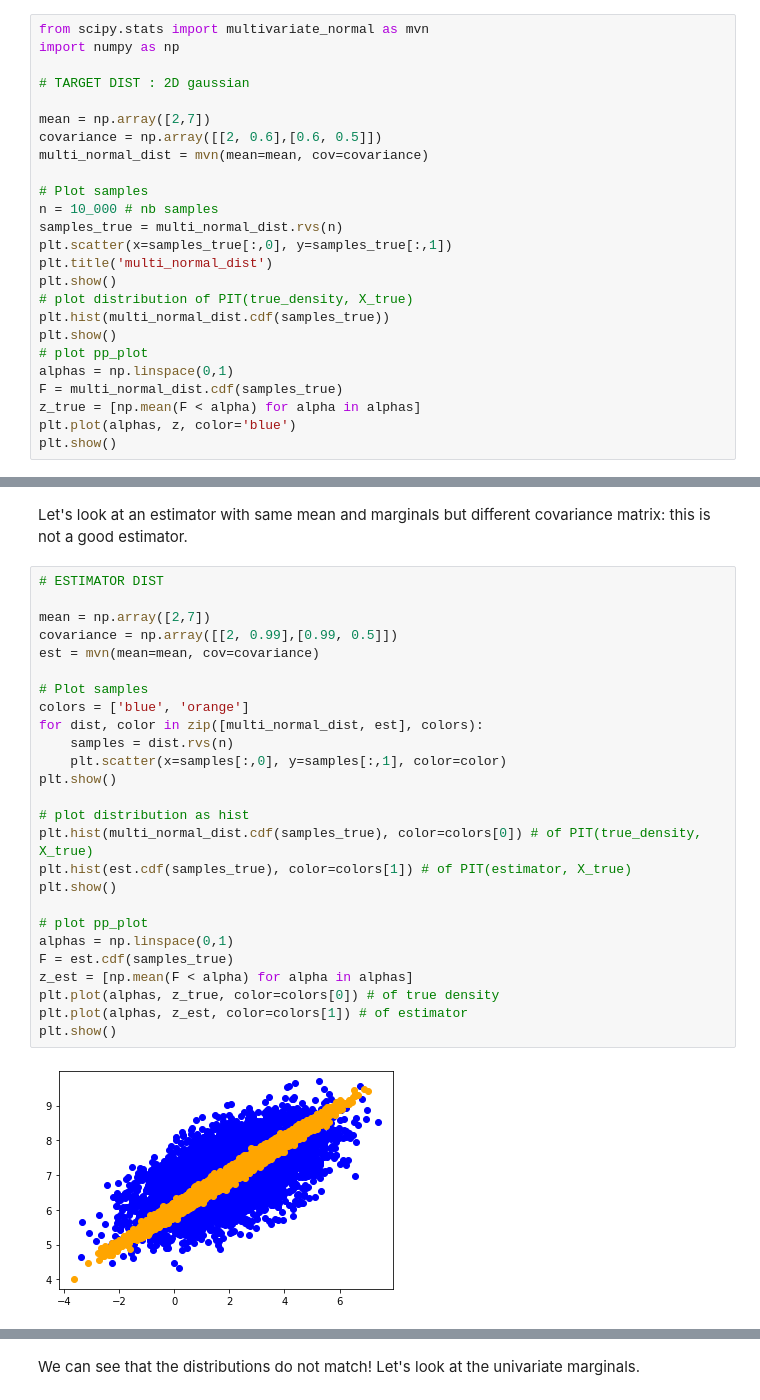
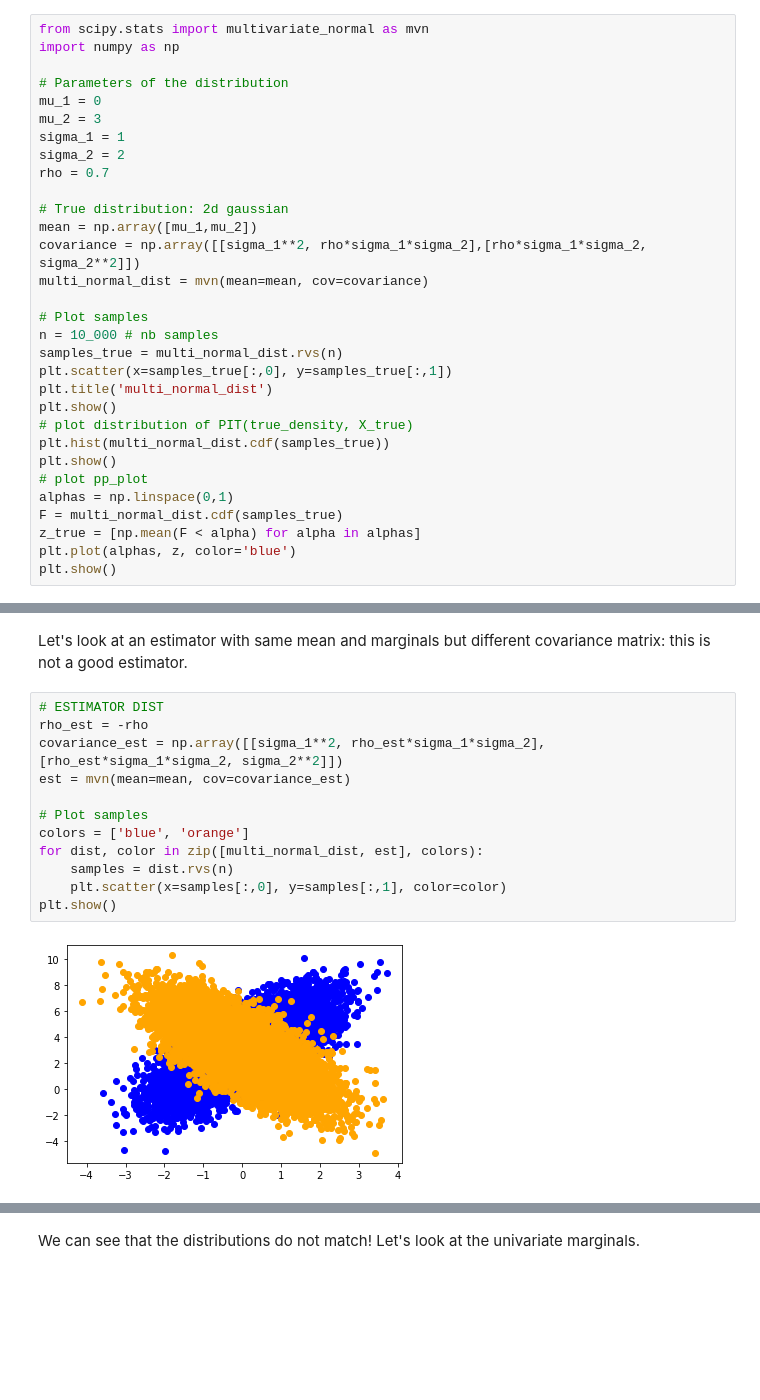
Before and after one commit to JuliaLinhart/valDiags_flows, a Jupyter notebook: PIT_for_Flows.ipynb, the cells around one changed output, grey strips where cells are left out. Drawn from its saved outputs; the diff is of its cells as text; blank space fills up the shorter version.

```diff
--- a/PIT_for_Flows.ipynb
+++ b/PIT_for_Flows.ipynb
@@ -153,10 +156,16 @@ Let's show that $F_X(X)$ is not generally uniformly distributed in the multivari
 from scipy.stats import multivariate_normal as mvn
 import numpy as np
 
-# TARGET DIST : 2D gaussian
+# Parameters of the distribution
+mu_1 = 0
+mu_2 = 3
+sigma_1 = 1
+sigma_2 = 2
+rho = 0.7
 
-mean = np.array([2,7])
-covariance = np.array([[2, 0.6],[0.6, 0.5]])
+# True distribution: 2d gaussian
+mean = np.array([mu_1,mu_2])
+covariance = np.array([[sigma_1**2, rho*sigma_1*sigma_2],[rho*sigma_1*sigma_2, sigma_2**2]])
 multi_normal_dist = mvn(mean=mean, cov=covariance)
 
 # Plot samples
@@ -199,29 +212,15 @@ plt.show()
 Let's look at an estimator with same mean and marginals but different covariance matrix: this is not a good estimator.
 # %%
 # ESTIMATOR DIST
-
-mean = np.array([2,7])
-covariance = np.array([[2, 0.99],[0.99, 0.5]])
-est = mvn(mean=mean, cov=covariance)
+rho_est = -rho
+covariance_est = np.array([[sigma_1**2, rho_est*sigma_1*sigma_2],[rho_est*sigma_1*sigma_2, sigma_2**2]])
+est = mvn(mean=mean, cov=covariance_est)
 
 # Plot samples
 colors = ['blue', 'orange']
 for dist, color in zip([multi_normal_dist, est], colors):
     samples = dist.rvs(n)
     plt.scatter(x=samples[:,0], y=samples[:,1], color=color)
 plt.show()
-
-# plot distribution as hist
-plt.hist(multi_normal_dist.cdf(samples_true), color=colors[0]) # of PIT(true_density, X_true)
-plt.hist(est.cdf(samples_true), color=colors[1]) # of PIT(estimator, X_true)
-plt.show()
-
-# plot pp_plot
-alphas = np.linspace(0,1)
-F = est.cdf(samples_true)
-z_est = [np.mean(F < alpha) for alpha in alphas]
-plt.plot(alphas, z_true, color=colors[0]) # of true density
-plt.plot(alphas, z_est, color=colors[1]) # of estimator
-plt.show()
 # %% [output]
-[figure, old version]
+[figure, new version]
```
Also changed, not shown: parts of 13 cells of this notebook.
